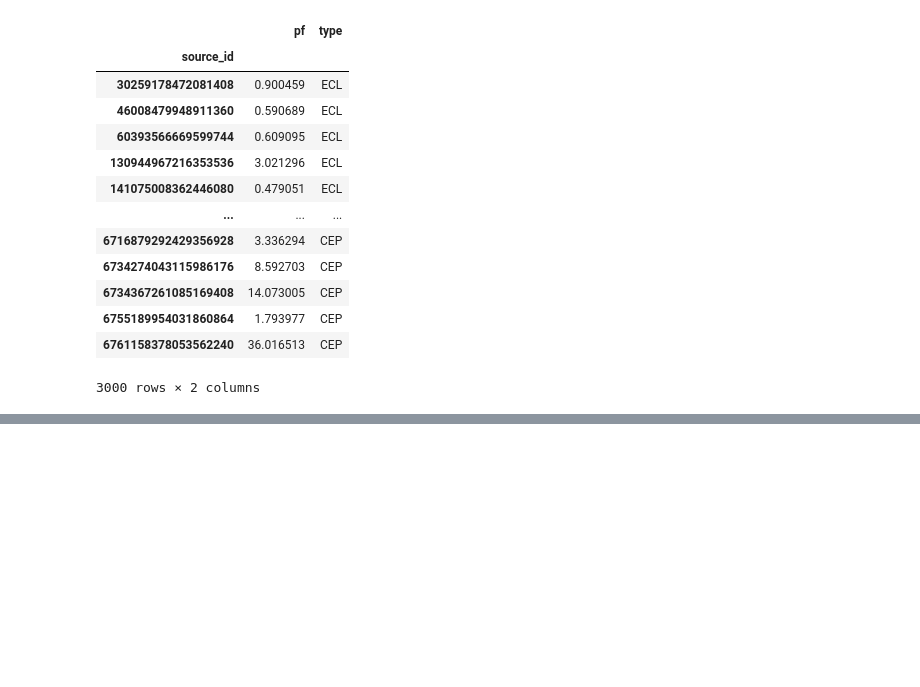
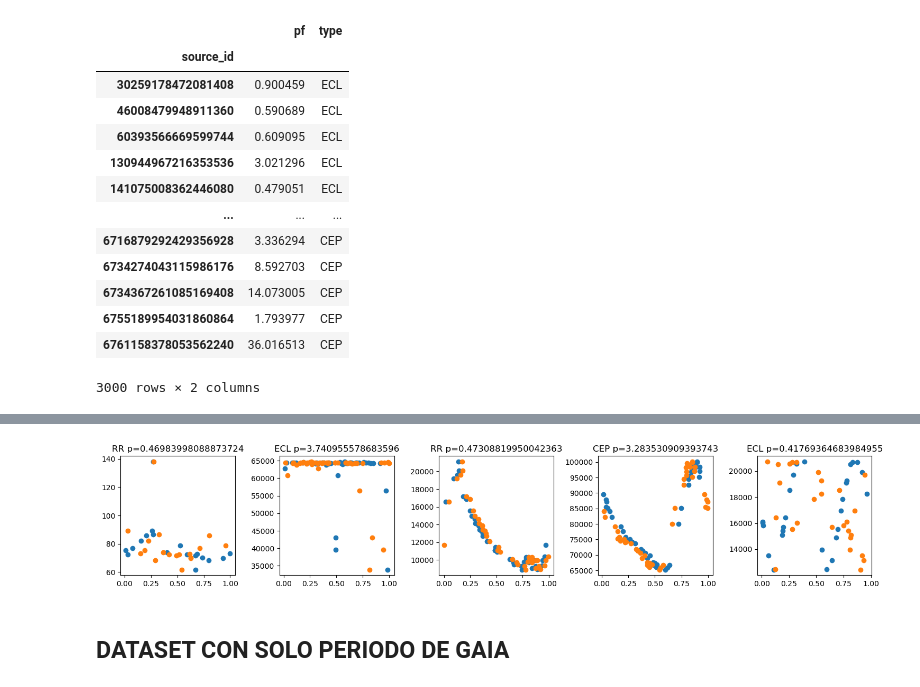
Before and after one commit to luisllanca/gaiainf, a Jupyter notebook: code/dataset.ipynb, the cells around one changed output, grey strips where cells are left out. Cells and saved outputs as stored; diff of their text form; code cells hidden in the pictures; blank space fills up the shorter version.

```diff
--- a/code/dataset.ipynb
+++ b/code/dataset.ipynb
@@ -195,0 +220,22 @@ data_global.to_pickle('dataframe.pkl')
+# %%
+con_periodo = df_random[~mask_per]
+con_periodo = con_periodo.iloc[random.sample(range(0,con_periodo.shape[0]),5)]
+fig,ax = plt.subplots(1,5,figsize=(15,3),tight_layout=True)
+for tipo,idx,period,ax_ in zip(con_periodo["type"],con_periodo.index,con_periodo["pf"],ax):
+    path = os.path.join("..","..","dataset",tipo,str(idx)+".csv")
+    lc = pd.read_csv(path)
+    mask = lc["band"]=="G"
+    mask2 = lc["rejected_by_variability"]==False
+    mask3 = mask & mask2
+    time,flux,err = lc.loc[mask3][["time","flux","flux_error"]].values.T
+    phase = np.mod(time,period)/period
+    frequency,power = LombScargle(time,flux,err).autopower(nyquist_factor=100)
+    period_gaia = 1./frequency[np.argmax(power)]
+    phase_gaia = np.mod(time,period_gaia)/period_gaia
+    ax_.scatter(phase,flux,label="gaia")
+    ax_.scatter(phase_gaia,flux,label="astropy")
+    ax_.set_title(tipo + " p=" +str(period))
+# %% [output]
+[figure, added]
+# %% [markdown]
+## DATASET CON SOLO PERIODO DE GAIA
```
Also changed, not shown: parts of 10 cells of this notebook.
